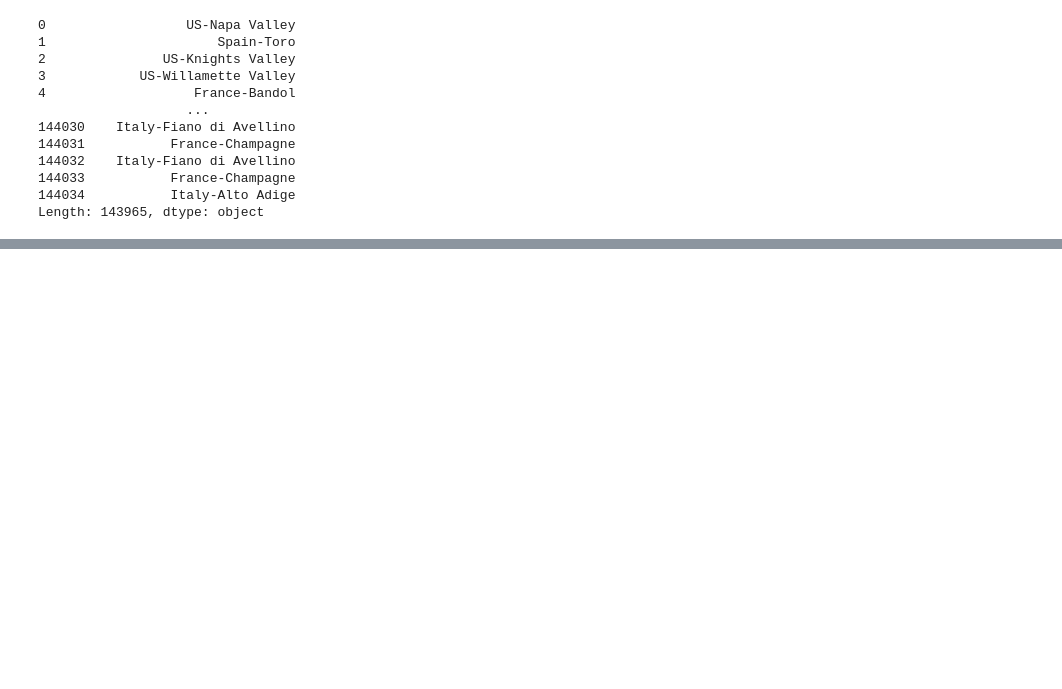
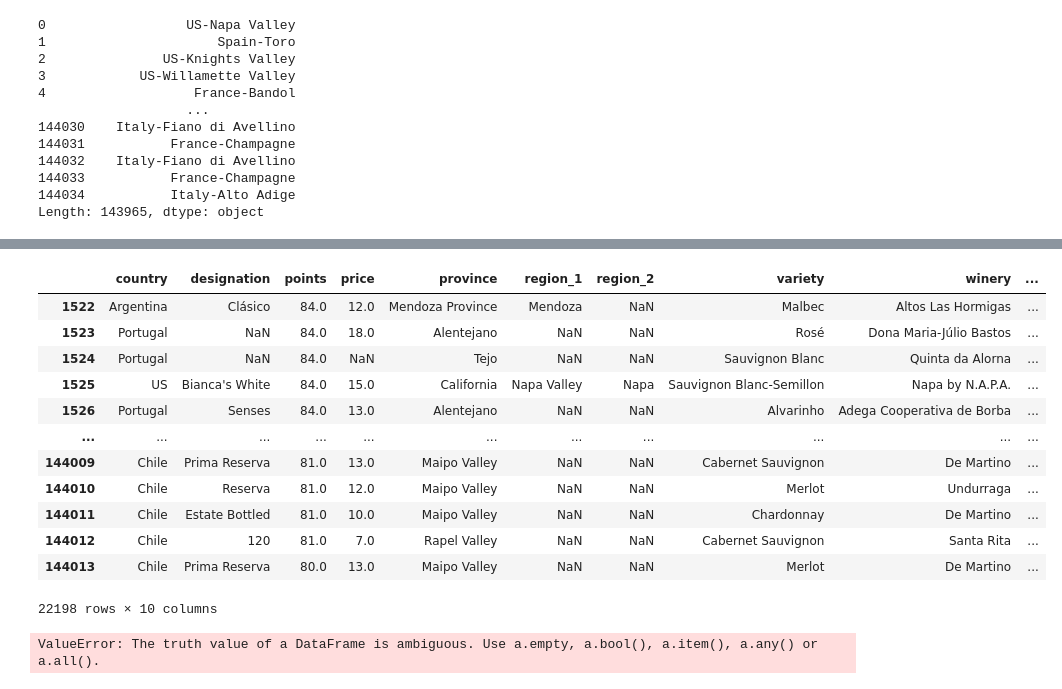
Before and after one commit to HarakaRisasi/python_code, a Jupyter notebook: introduction_to_machine_learning/pandas_micro_course/03_summary_funciton_and_maps.ipynb, the cells around one changed output, grey strips where cells are left out. Saved outputs shown, nothing was run; the diff lists cells and outputs as text; code cells hidden in the pictures; blank space fills up the shorter version.

```diff
--- a/introduction_to_machine_learning/pandas_micro_course/03_summary_funciton_and_maps.ipynb
+++ b/introduction_to_machine_learning/pandas_micro_course/03_summary_funciton_and_maps.ipynb
@@ -128,7 +128,7 @@ list(wine_magazine['winery'].loc[wine_magazine.price > 1000]) # winery, whose pr
  'Krug']
 # %%
 # Sorting values those price great than 1000$
-x = wine_magazine.loc[wine_magazine.price >= 1000]
+x = wine_catalog.loc[wine_catalog.price >= 1000]
 x.sort_values(by=['price'])
 # %% [output]
 |  | country | designation | points | price | province | region_1 | region_2 | variety | winery | ... |
@@ -251,0 +289,48 @@ Length: 143965, dtype: object
+# %%
+# We'd like to host these wine reviews on our website,
+# but a rating system ranging from 80 to 100 points is too hard to understand - we'd like to translate them into simple star ratings.
+# A score of 95 or higher counts as 3 stars, a score of at least 85 but less than 95 is 2 stars. Any other score is 1 star.
+
+# Also, the Canadian Vintners Association bought a lot of ads on the site,
+# so any wines from Canada should automatically get 3 stars, regardless of points.
+
+# Create a series star_ratings with the number of stars corresponding to each review in the dataset.
+def star_rating():
+
+    x = wine_catalog.points
+    y = wine_catalog
+
+    y.loc[x >= 95, 'points'] = 3
+
+    y.loc[(x >= 85) & (x < 95), 'points'] = 2
+
+    y.loc[(x < 80), 'points'] = 1
+
+    return y
+
+star_ratings = star_rating()
+star_ratings.loc[star_ratings.points > 4]
+# %% [output]
+|  | country | designation | points | price | province | region_1 | region_2 | variety | winery | ... |
+| 1522 | Argentina | Clásico | 84.0 | 12.0 | Mendoza Province | Mendoza | NaN | Malbec | Altos Las Hormigas | ... |
+| 1523 | Portugal | NaN | 84.0 | 18.0 | Alentejano | NaN | NaN | Rosé | Dona Maria-Júlio Bastos | ... |
+| 1524 | Portugal | NaN | 84.0 | NaN | Tejo | NaN | NaN | Sauvignon Blanc | Quinta da Alorna | ... |
+| 1525 | US | Bianca's White | 84.0 | 15.0 | California | Napa Valley | Napa | Sauvignon Blanc-Semillon | Napa by N.A.P.A. | ... |
+| 1526 | Portugal | Senses | 84.0 | 13.0 | Alentejano | NaN | NaN | Alvarinho | Adega Cooperativa de Borba | ... |
+| ... | ... | ... | ... | ... | ... | ... | ... | ... | ... | ... |
+| 144009 | Chile | Prima Reserva | 81.0 | 13.0 | Maipo Valley | NaN | NaN | Cabernet Sauvignon | De Martino | ... |
+| 144010 | Chile | Reserva | 81.0 | 12.0 | Maipo Valley | NaN | NaN | Merlot | Undurraga | ... |
+| 144011 | Chile | Estate Bottled | 81.0 | 10.0 | Maipo Valley | NaN | NaN | Chardonnay | De Martino | ... |
+| 144012 | Chile | 120 | 81.0 | 7.0 | Rapel Valley | NaN | NaN | Cabernet Sauvignon | Santa Rita | ... |
+| 144013 | Chile | Prima Reserva | 80.0 | 13.0 | Maipo Valley | NaN | NaN | Merlot | De Martino | ... |
+22198 rows × 10 columns
+# %%
+# The first mistake I wrote
+def __nonzero__(self):
+    raise ValueError(f"The truth value of a {type(self).__name__} is ambiguous. "
+                     "Use a.empty, a.bool(), a.item(), a.any() or a.all()."
+                    )
+
+__nonzero__(x)
+# %% [output]
+ValueError: The truth value of a DataFrame is ambiguous. Use a.empty, a.bool(), a.item(), a.any() or a.all().
```
Also changed, not shown: parts of 25 cells of this notebook.
